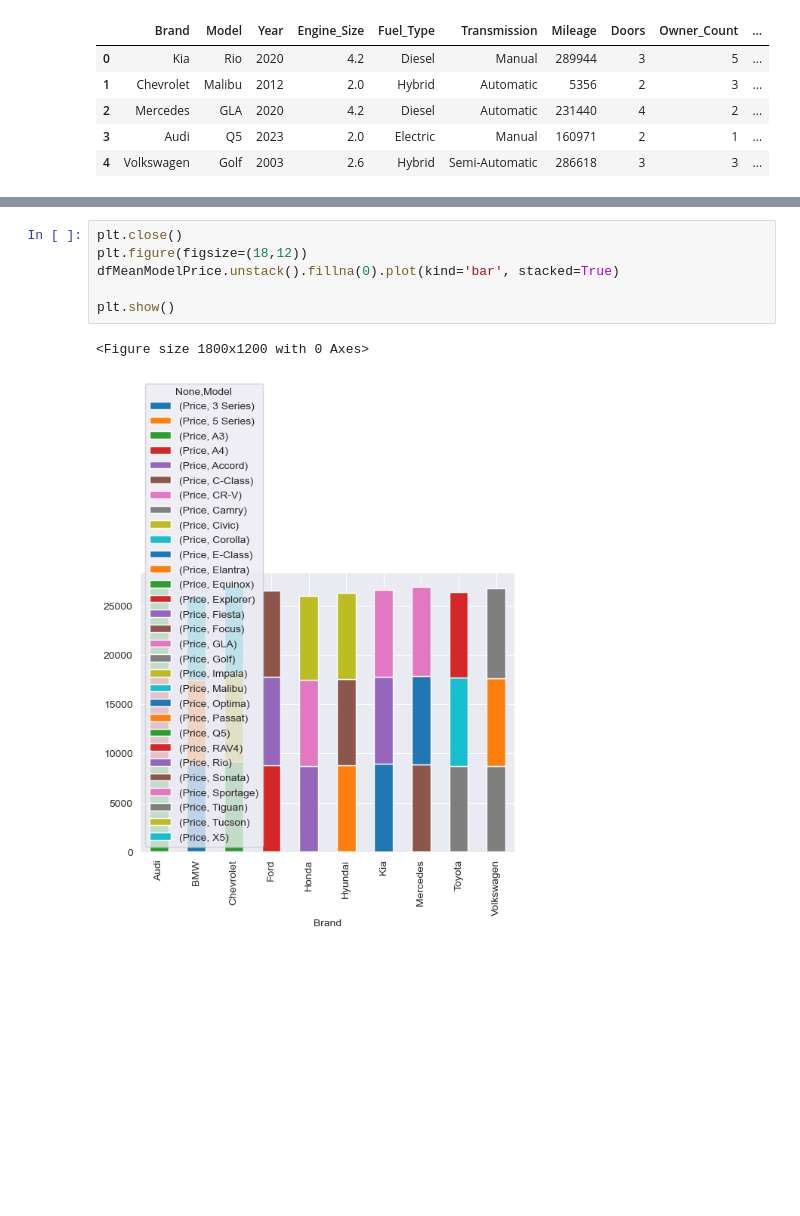
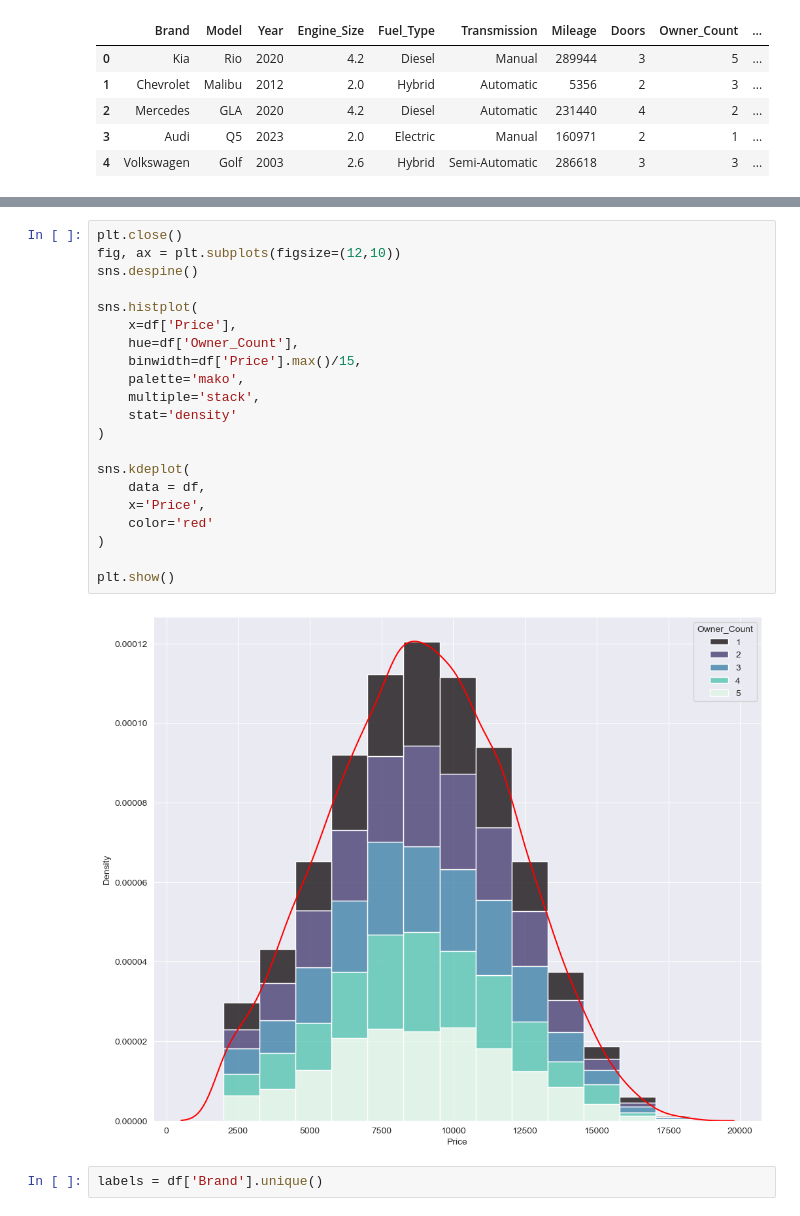
Before and after one commit to EmilianoDeLaGarzaVillarreal/CarPriceAnalysis, a Jupyter notebook: sample.ipynb, the cells around one changed output, grey strips where cells are left out. Drawn from its saved outputs; the diff is of its cells as text; blank space fills up the shorter version.

Commit message:
Added Histogram, Boxplot, and scatterplot

```diff
--- a/sample.ipynb
+++ b/sample.ipynb
@@ -93,9 +64,25 @@ dfMeanModelPrice.unstack().fillna(0)
-# %%
-plt.close()
-plt.figure(figsize=(18,12))
-dfMeanModelPrice.unstack().fillna(0).plot(kind='bar', stacked=True)
-
-plt.show()
-# %% [output]
-<Figure size 1800x1200 with 0 Axes>
-[figure, removed]
+# %%
+plt.close()
+fig, ax = plt.subplots(figsize=(12,10))
+sns.despine()
+
+sns.histplot(
+    x=df['Price'],
+    hue=df['Owner_Count'],
+    binwidth=df['Price'].max()/15,
+    palette='mako',
+    multiple='stack',
+    stat='density'
+)
+
+sns.kdeplot(
+    data = df,
+    x='Price',
+    color='red'
+)
+
+plt.show()
+# %% [output]
+[figure, added]
+# %%
+labels = df['Brand'].unique()
```
Also changed, not shown: parts of 11 cells of this notebook.
